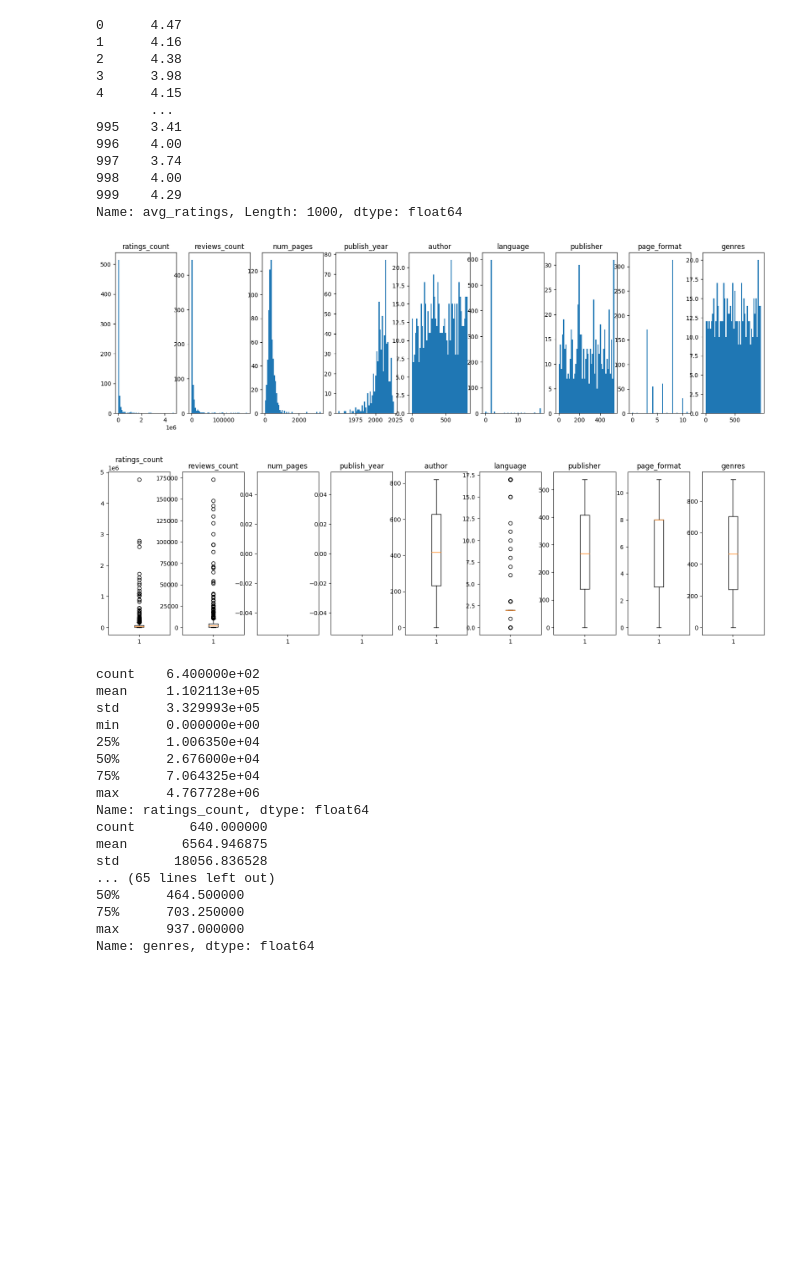
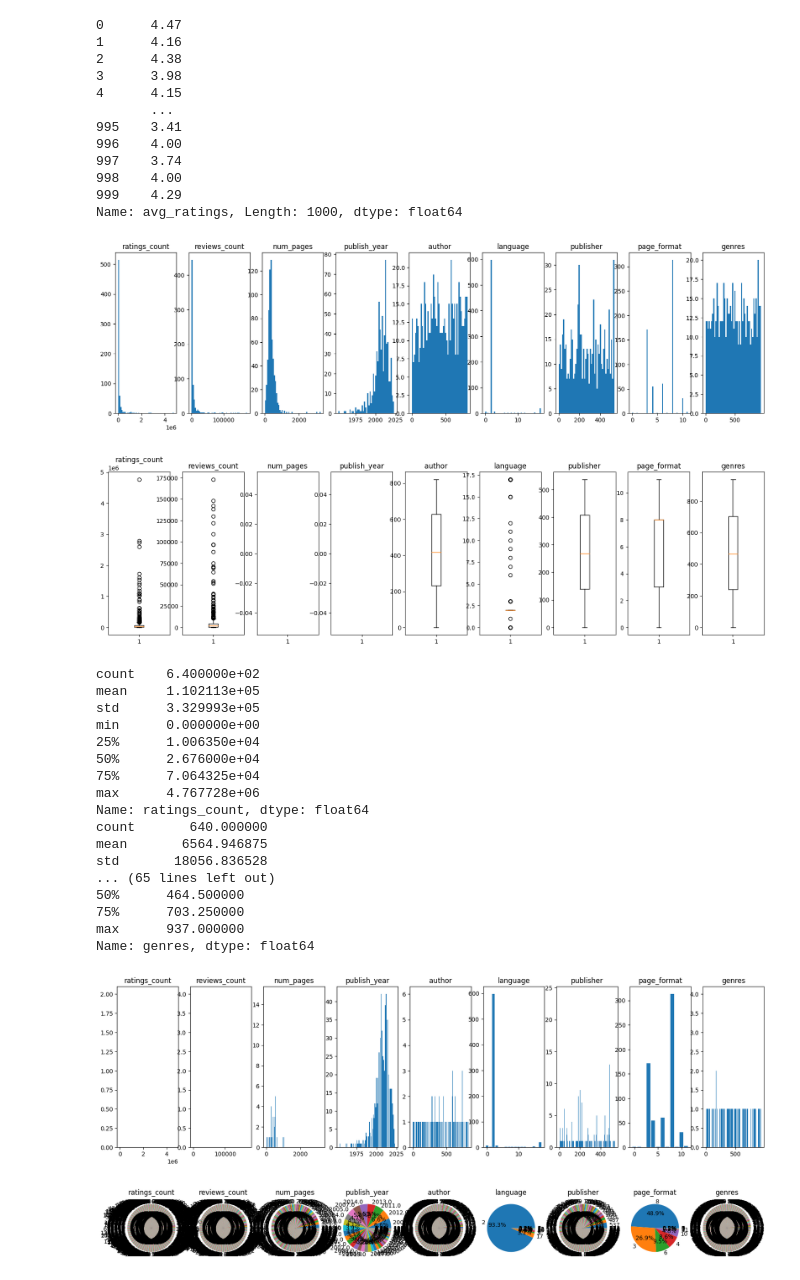
Before and after one commit to legitb0y/KHDL_CK_DCD, a Jupyter notebook: featureEngineeringTemp.ipynb, the cells around one changed output. Drawn from its saved outputs; the diff is of its cells as text; code cells hidden in the pictures; blank space fills up the shorter version.

```diff
--- a/featureEngineeringTemp.ipynb
+++ b/featureEngineeringTemp.ipynb
@@ -256,25 +228,29 @@ def printDescription(data, columns):
 # %%
 # fillMissingData(X_train, X_val, X_test)
 plotDistribution(X_train, ['ratings_count', 'reviews_count', 'num_pages', 'publish_year', 'author', 'language', 'publisher', 'page_format', 'genres'])
 plotBox(X_train, ['ratings_count', 'reviews_count', 'num_pages', 'publish_year', 'author', 'language', 'publisher', 'page_format', 'genres'])
 printDescription(X_train, ['ratings_count', 'reviews_count', 'num_pages', 'publish_year', 'author', 'language', 'publisher', 'page_format', 'genres'])
+plotBar(X_train, ['ratings_count', 'reviews_count', 'num_pages', 'publish_year', 'author', 'language', 'publisher', 'page_format', 'genres'])
+plotHeatmap(X_train, ['ratings_count', 'reviews_count', 'num_pages', 'publish_year', 'author', 'language', 'publisher', 'page_format', 'genres'])
 # %% [output]
 [figure]
 [figure]
 count    6.400000e+02
 mean     1.102113e+05
 std      3.329993e+05
 min      0.000000e+00
 25%      1.006350e+04
 50%      2.676000e+04
 75%      7.064325e+04
 max      4.767728e+06
 Name: ratings_count, dtype: float64
 count       640.000000
 mean       6564.946875
 std       18056.836528
 ... (65 lines left out)
 50%      464.500000
 75%      703.250000
 max      937.000000
 Name: genres, dtype: float64
+[figure, added]
+[figure, added]
```
Also changed, not shown: parts of 7 cells of this notebook, 1 other file.
